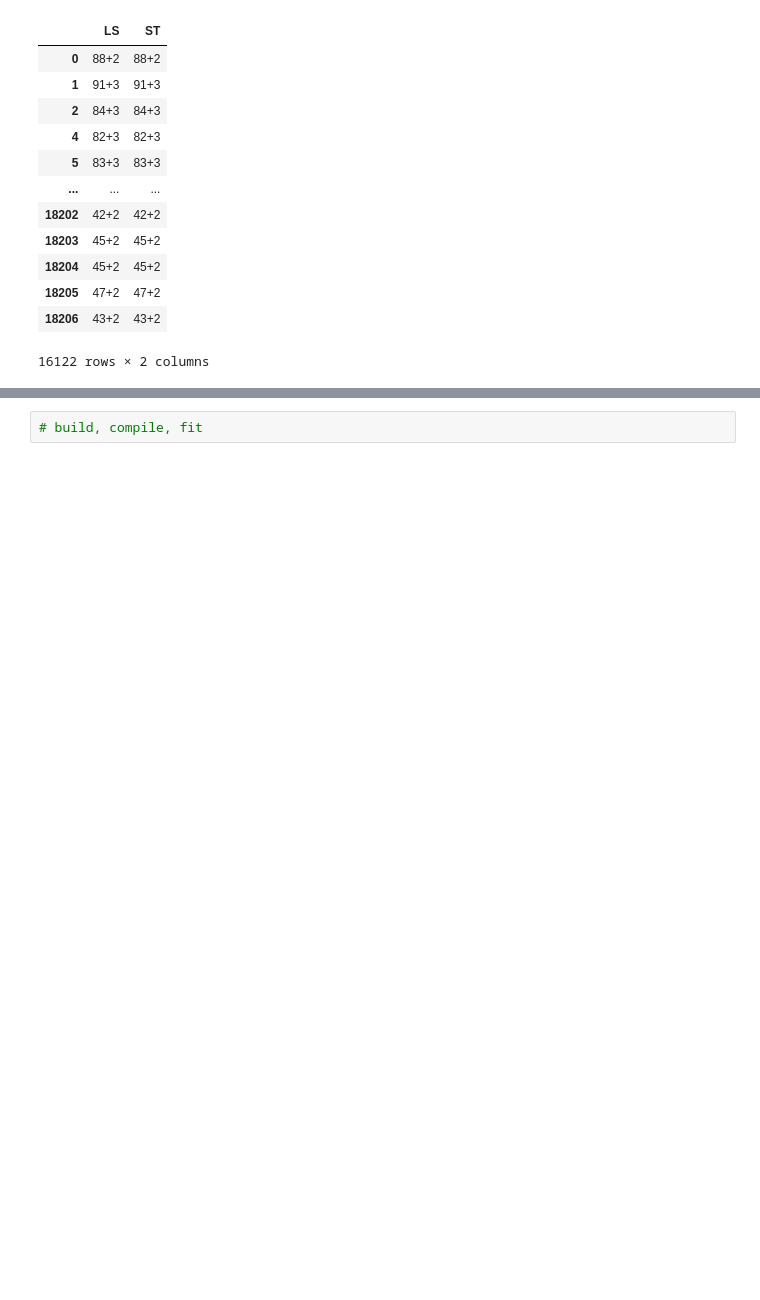
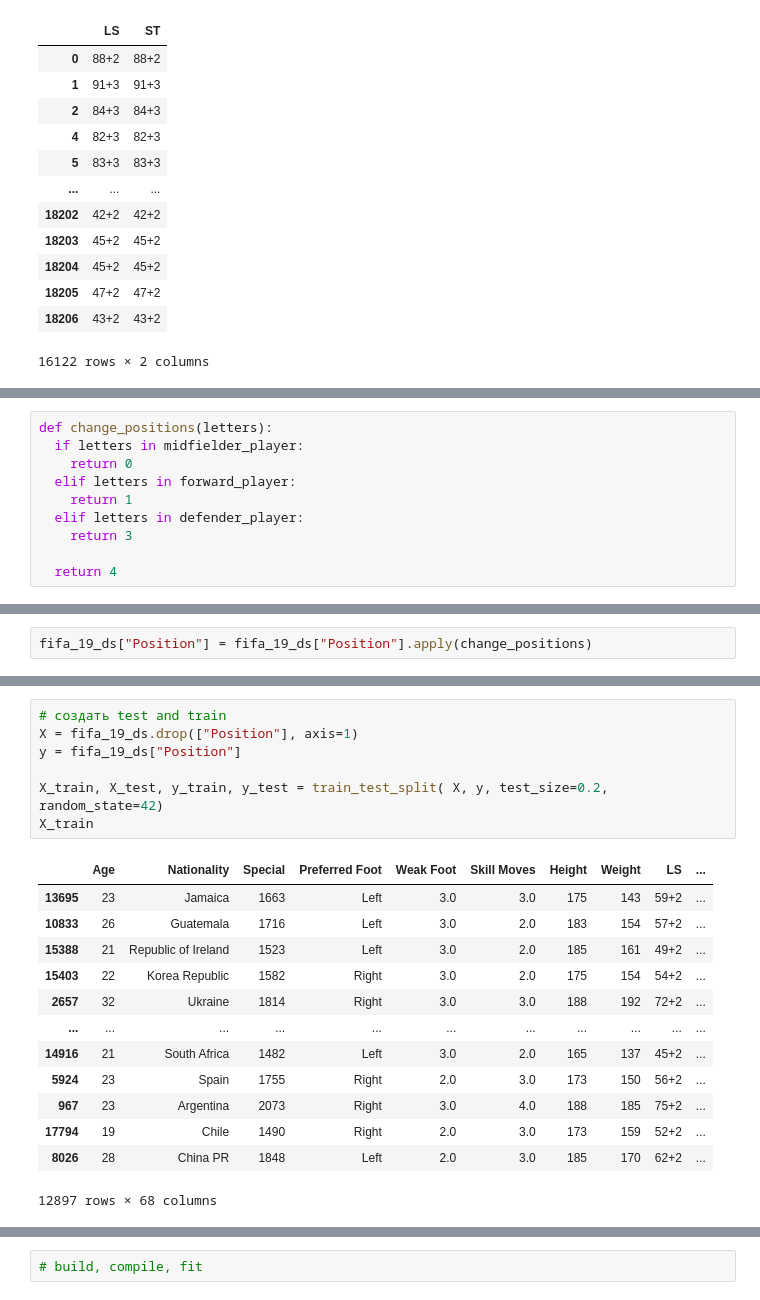
Before and after one commit to Nikitaion/TensorFlowLearning, a Jupyter notebook: 11_tensorflow_exam_skills_checklist.ipynb, the cells around one changed output, grey strips where cells are left out. Saved outputs shown, nothing was run; the diff lists cells and outputs as text; blank space fills up the shorter version.

```diff
--- a/11_tensorflow_exam_skills_checklist.ipynb
+++ b/11_tensorflow_exam_skills_checklist.ipynb
@@ -631,0 +691,10 @@ defender_player = ["CB", "RCB", "LCB", "LWB", "RWB", "LB", "RB"]
+# %%
+def change_positions(letters):
+  if letters in midfielder_player:
+    return 0
+  elif letters in forward_player:
+    return 1
+  elif letters in defender_player:
+    return 3
+
+  return 4
@@ -631,0 +720,2 @@ defender_player = ["CB", "RCB", "LCB", "LWB", "RWB", "LB", "RB"]
+# %%
+fifa_19_ds["Position"] = fifa_19_ds["Position"].apply(change_positions)
@@ -631,0 +736,21 @@ defender_player = ["CB", "RCB", "LCB", "LWB", "RWB", "LB", "RB"]
+# %%
+# создать test and train
+X = fifa_19_ds.drop(["Position"], axis=1)
+y = fifa_19_ds["Position"]
+
+X_train, X_test, y_train, y_test = train_test_split( X, y, test_size=0.2, random_state=42)
+X_train
+# %% [output]
+|  | Age | Nationality | Special | Preferred Foot | Weak Foot | Skill Moves | Height | Weight | LS | ... |
+| 13695 | 23 | Jamaica | 1663 | Left | 3.0 | 3.0 | 175 | 143 | 59+2 | ... |
+| 10833 | 26 | Guatemala | 1716 | Left | 3.0 | 2.0 | 183 | 154 | 57+2 | ... |
+| 15388 | 21 | Republic of Ireland | 1523 | Left | 3.0 | 2.0 | 185 | 161 | 49+2 | ... |
+| 15403 | 22 | Korea Republic | 1582 | Right | 3.0 | 2.0 | 175 | 154 | 54+2 | ... |
+| 2657 | 32 | Ukraine | 1814 | Right | 3.0 | 3.0 | 188 | 192 | 72+2 | ... |
+| ... | ... | ... | ... | ... | ... | ... | ... | ... | ... | ... |
+| 14916 | 21 | South Africa | 1482 | Left | 3.0 | 2.0 | 165 | 137 | 45+2 | ... |
+| 5924 | 23 | Spain | 1755 | Right | 2.0 | 3.0 | 173 | 150 | 56+2 | ... |
+| 967 | 23 | Argentina | 2073 | Right | 3.0 | 4.0 | 188 | 185 | 75+2 | ... |
+| 17794 | 19 | Chile | 1490 | Right | 2.0 | 3.0 | 173 | 159 | 52+2 | ... |
+| 8026 | 28 | China PR | 1848 | Left | 2.0 | 3.0 | 185 | 170 | 62+2 | ... |
+12897 rows × 68 columns
```
Also changed, not shown: parts of 23 cells of this notebook.
